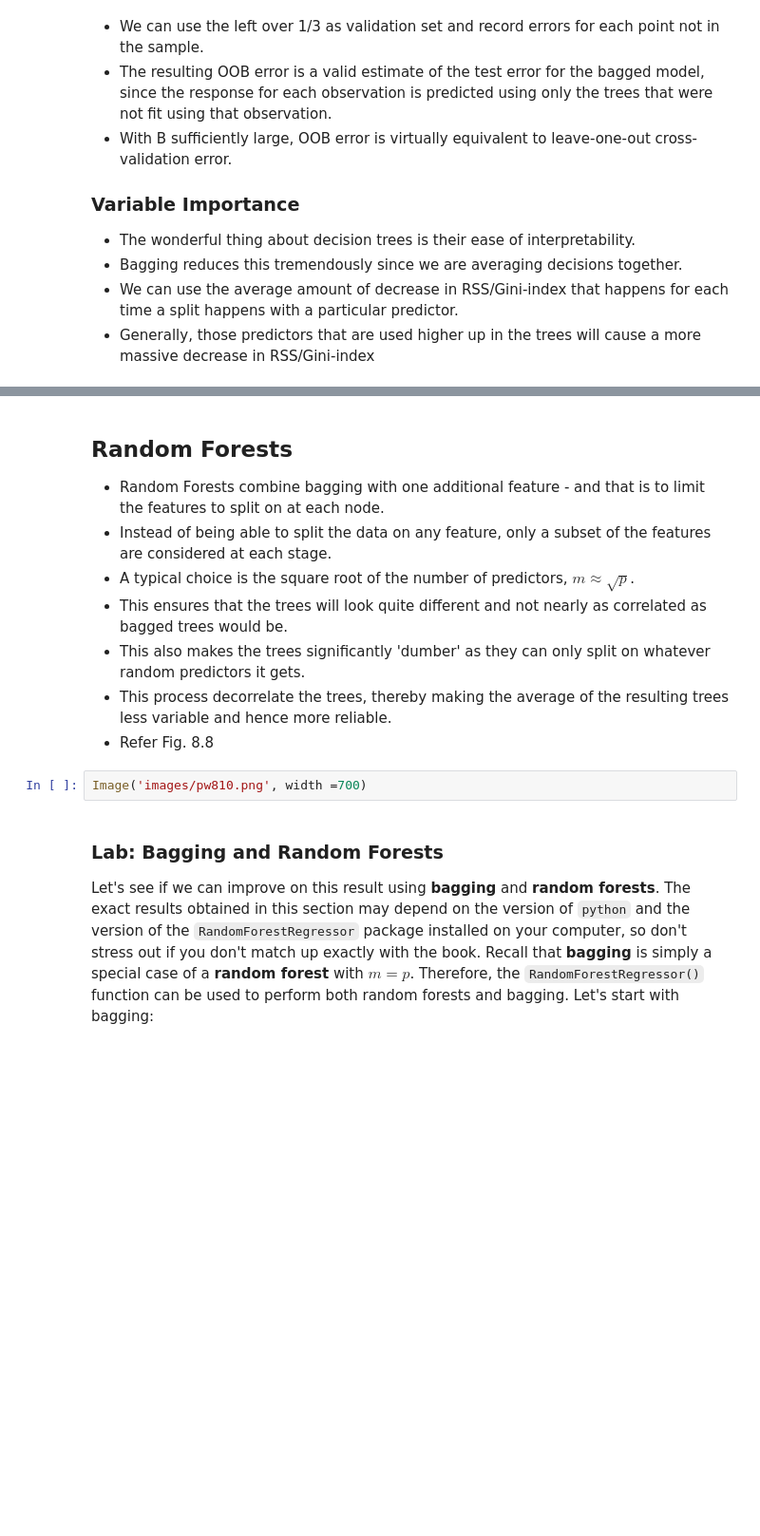
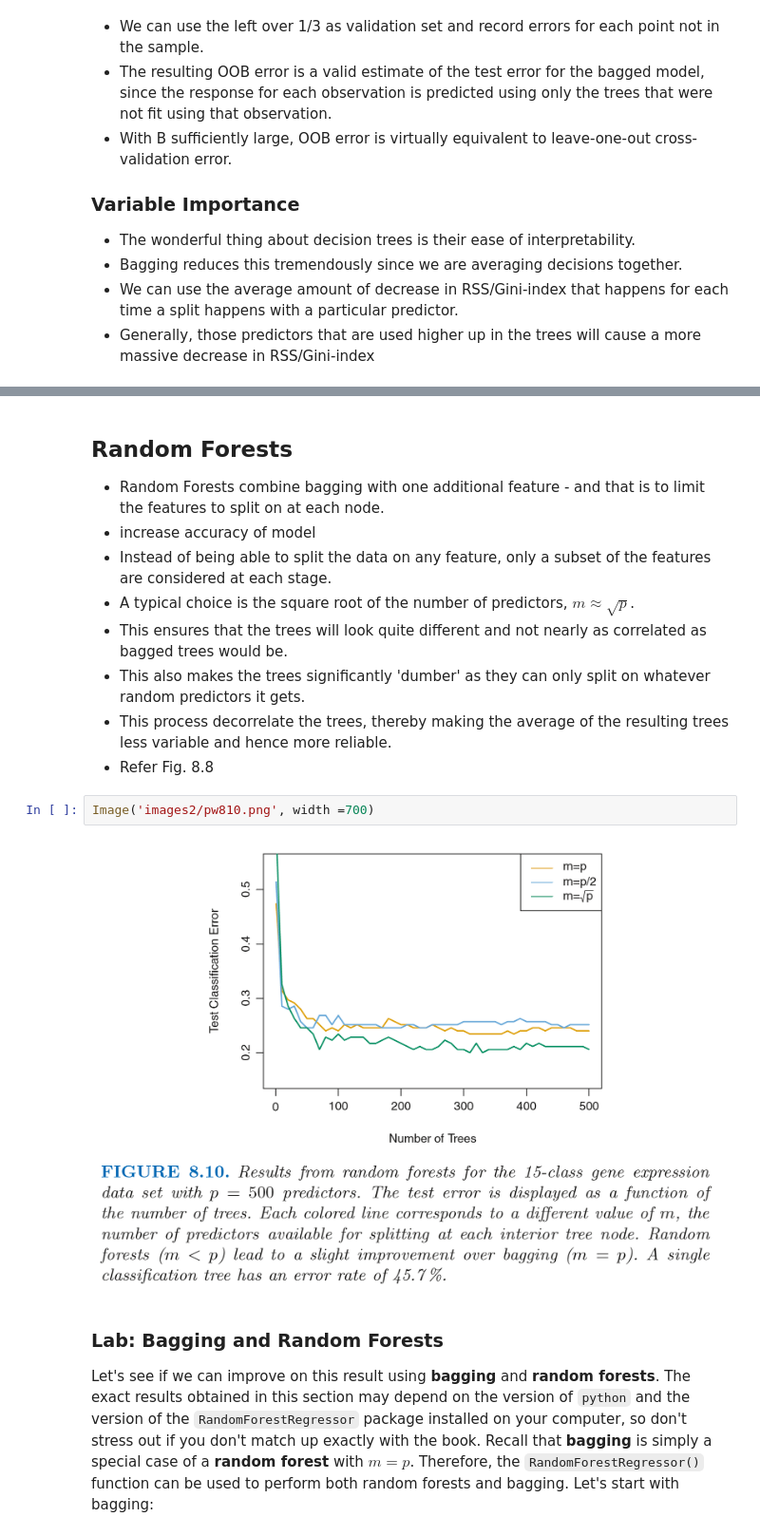
Before and after one commit to ayuhafizah/Master-Data-Science, a Jupyter notebook: Semester_2/Machine_Learning/Lecture notes/Week 8.ipynb, the cells around one changed output, grey strips where cells are left out. Shown at 95% size. Cells and saved outputs as stored; diff of their text form; blank space fills up the shorter version.

```diff
--- a/Semester_2/Machine_Learning/Lecture notes/Week 8.ipynb
+++ b/Semester_2/Machine_Learning/Lecture notes/Week 8.ipynb
@@ -387,6 +362,7 @@ Image('images/pw89.png', width =600)
 ## Random Forests
 
 + Random Forests combine bagging with one additional feature - and that is to limit the features to split on at each node.
++ increase accuracy of model
 + Instead of being able to split the data on any feature, only a subset of the features are considered at each stage.
 + A typical choice is the square root of the number of predictors, $m \approx \sqrt{p}$.
 + This ensures that the trees will look quite different and not nearly as correlated as bagged trees would be.
@@ -394,7 +370,9 @@ Image('images/pw89.png', width =600)
 + This process decorrelate the trees, thereby making the average of the resulting trees less variable and hence more reliable.
 + Refer Fig. 8.8
 # %%
-Image('images/pw810.png', width =700)
+Image('images2/pw810.png', width =700)
+# %% [output]
+[figure, added]
 # %% [markdown]
 ### Lab: Bagging and Random Forests
 
```
Also changed, not shown: parts of 40 cells of this notebook, 3 other files.
